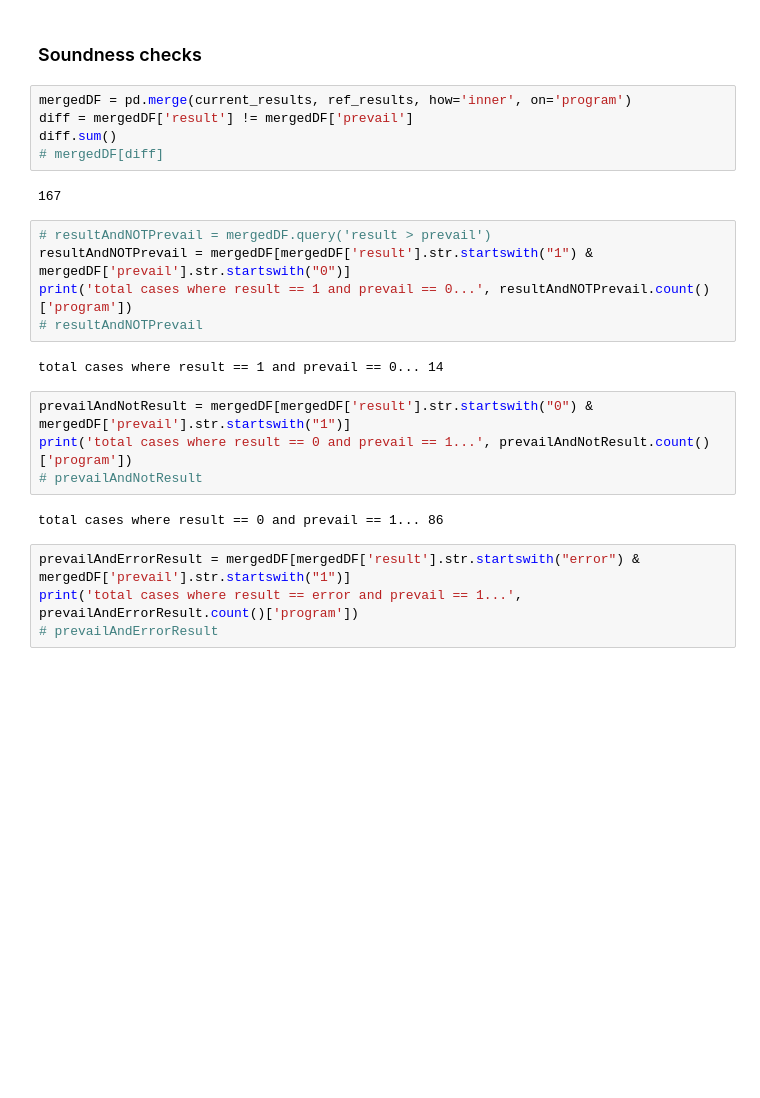
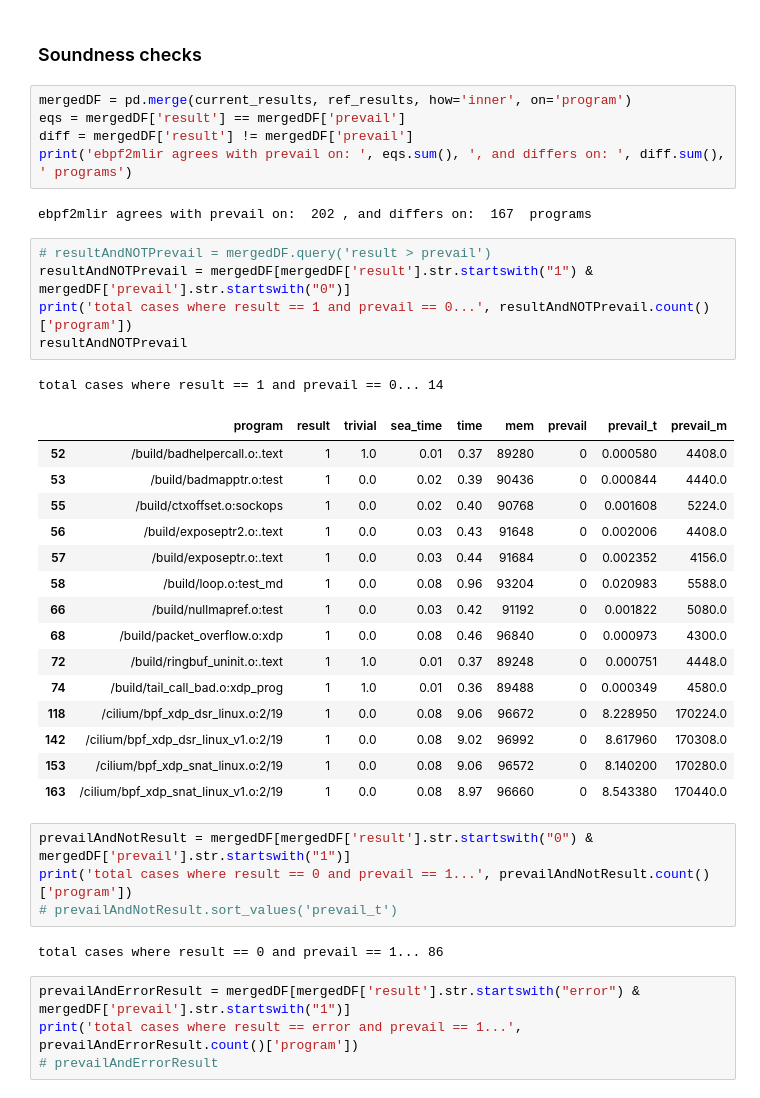
Before and after one commit to jetafese/btor2mlir-1, a Jupyter notebook: utils/ebpf/results/ebpf_results.ipynb, the cells around one changed output. Cells and saved outputs as stored; diff of their text form; blank space fills up the shorter version.

```diff
--- a/utils/ebpf/results/ebpf_results.ipynb
+++ b/utils/ebpf/results/ebpf_results.ipynb
@@ -88,22 +90,37 @@ trivialForSeahorn[trivialForSeahorn['trivial'] == 1.0]
 ### Soundness checks
 # %%
 mergedDF = pd.merge(current_results, ref_results, how='inner', on='program')
+eqs = mergedDF['result'] == mergedDF['prevail']
 diff = mergedDF['result'] != mergedDF['prevail']
-diff.sum()
-# mergedDF[diff]
+print('ebpf2mlir agrees with prevail on: ', eqs.sum(), ', and differs on: ', diff.sum(), ' programs')
 # %% [output]
-167
+ebpf2mlir agrees with prevail on:  202 , and differs on:  167  programs
 # %%
 # resultAndNOTPrevail = mergedDF.query('result > prevail')
 resultAndNOTPrevail = mergedDF[mergedDF['result'].str.startswith("1") & mergedDF['prevail'].str.startswith("0")]
 print('total cases where result == 1 and prevail == 0...', resultAndNOTPrevail.count()['program'])
-# resultAndNOTPrevail
+resultAndNOTPrevail
 # %% [output]
 total cases where result == 1 and prevail == 0... 14
+|  | program | result | trivial | sea_time | time | mem | prevail | prevail_t | prevail_m |
+| 52 | /build/badhelpercall.o:.text | 1 | 1.0 | 0.01 | 0.37 | 89280 | 0 | 0.000580 | 4408.0 |
+| 53 | /build/badmapptr.o:test | 1 | 0.0 | 0.02 | 0.39 | 90436 | 0 | 0.000844 | 4440.0 |
+| 55 | /build/ctxoffset.o:sockops | 1 | 0.0 | 0.02 | 0.40 | 90768 | 0 | 0.001608 | 5224.0 |
+| 56 | /build/exposeptr2.o:.text | 1 | 0.0 | 0.03 | 0.43 | 91648 | 0 | 0.002006 | 4408.0 |
+| 57 | /build/exposeptr.o:.text | 1 | 0.0 | 0.03 | 0.44 | 91684 | 0 | 0.002352 | 4156.0 |
+| 58 | /build/loop.o:test_md | 1 | 0.0 | 0.08 | 0.96 | 93204 | 0 | 0.020983 | 5588.0 |
+| 66 | /build/nullmapref.o:test | 1 | 0.0 | 0.03 | 0.42 | 91192 | 0 | 0.001822 | 5080.0 |
+| 68 | /build/packet_overflow.o:xdp | 1 | 0.0 | 0.08 | 0.46 | 96840 | 0 | 0.000973 | 4300.0 |
+| 72 | /build/ringbuf_uninit.o:.text | 1 | 1.0 | 0.01 | 0.37 | 89248 | 0 | 0.000751 | 4448.0 |
+| 74 | /build/tail_call_bad.o:xdp_prog | 1 | 1.0 | 0.01 | 0.36 | 89488 | 0 | 0.000349 | 4580.0 |
+| 118 | /cilium/bpf_xdp_dsr_linux.o:2/19 | 1 | 0.0 | 0.08 | 9.06 | 96672 | 0 | 8.228950 | 170224.0 |
+| 142 | /cilium/bpf_xdp_dsr_linux_v1.o:2/19 | 1 | 0.0 | 0.08 | 9.02 | 96992 | 0 | 8.617960 | 170308.0 |
+| 153 | /cilium/bpf_xdp_snat_linux.o:2/19 | 1 | 0.0 | 0.08 | 9.06 | 96572 | 0 | 8.140200 | 170280.0 |
+| 163 | /cilium/bpf_xdp_snat_linux_v1.o:2/19 | 1 | 0.0 | 0.08 | 8.97 | 96660 | 0 | 8.543380 | 170440.0 |
 # %%
 prevailAndNotResult = mergedDF[mergedDF['result'].str.startswith("0") & mergedDF['prevail'].str.startswith("1")]
 print('total cases where result == 0 and prevail == 1...', prevailAndNotResult.count()['program'])
-# prevailAndNotResult
+# prevailAndNotResult.sort_values('prevail_t')
 # %% [output]
 total cases where result == 0 and prevail == 1... 86
 # %%
```
Also changed, not shown: parts of 8 cells of this notebook, 1 other file.
